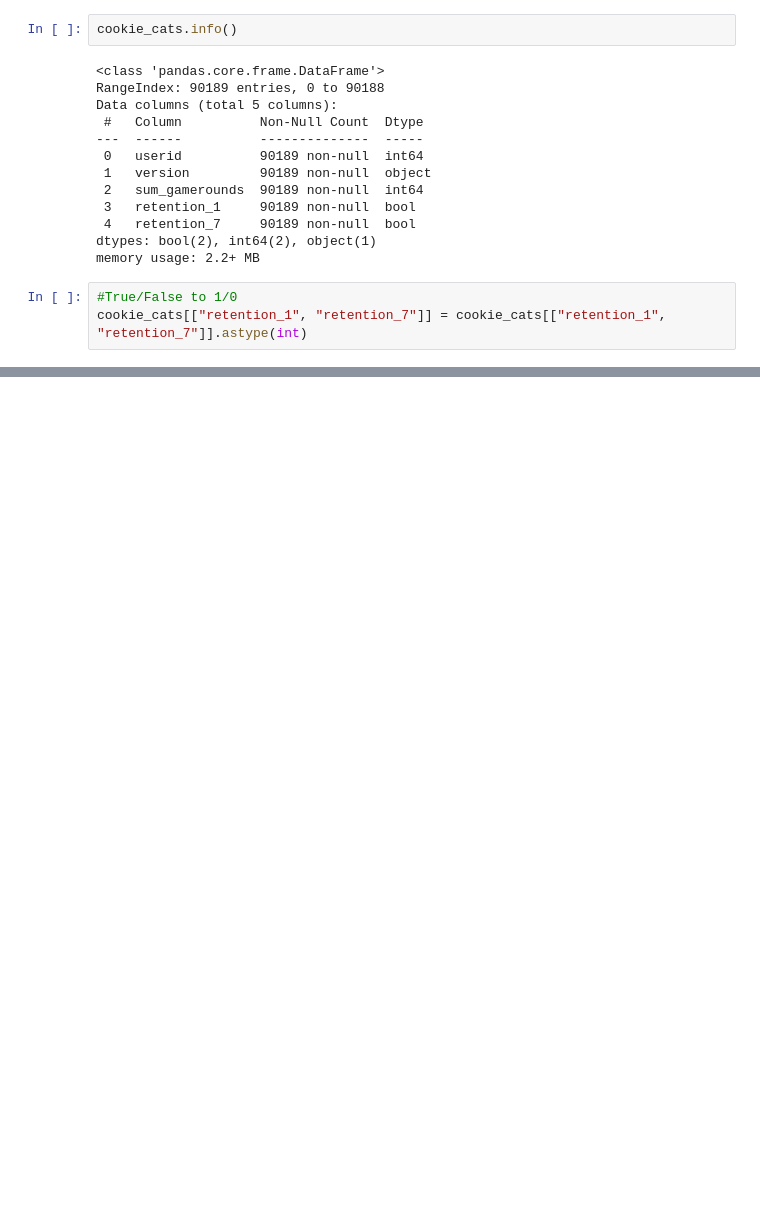
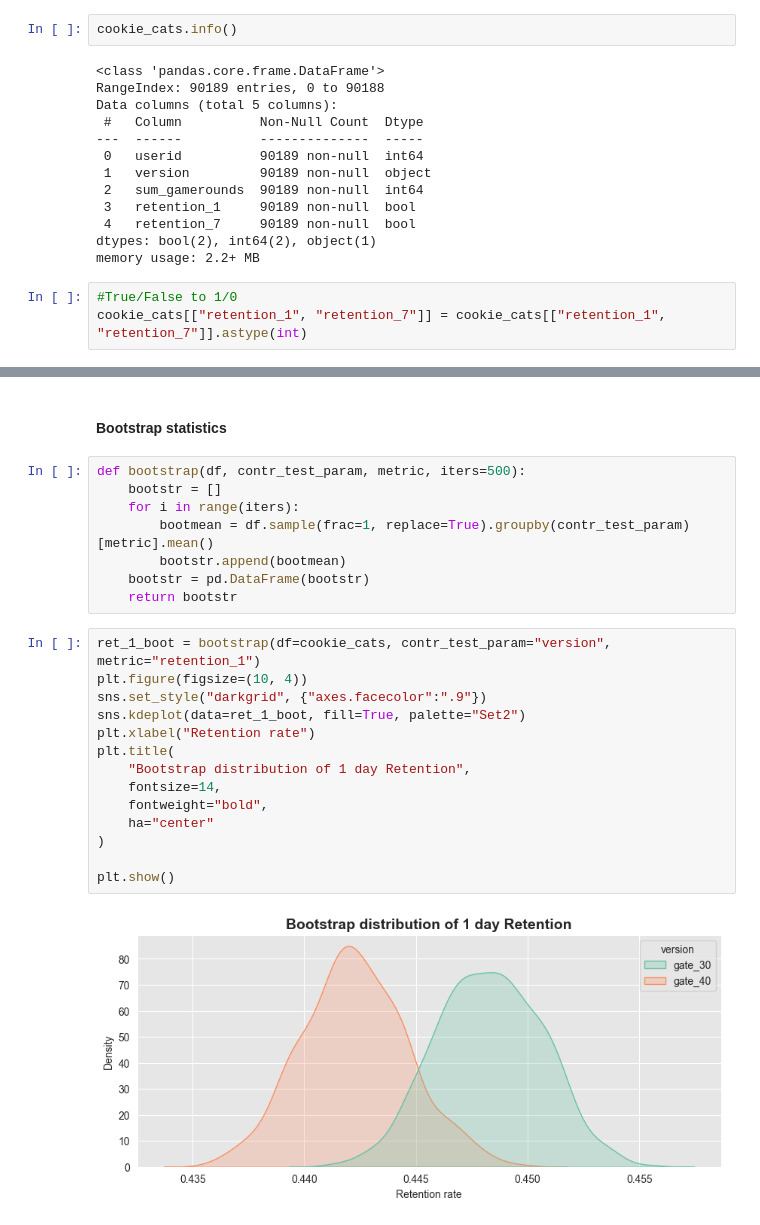
Before and after one commit to ShariYo/Modul2_Sprint2, a Jupyter notebook: project/cookiecats.ipynb, the cells around one changed output, grey strips where cells are left out. Cells and saved outputs as stored; diff of their text form; blank space fills up the shorter version.

```diff
--- a/project/cookiecats.ipynb
+++ b/project/cookiecats.ipynb
@@ -74,0 +110,26 @@ array(['gate_30', 'gate_40'], dtype=object)
+# %% [markdown]
+#### Bootstrap statistics
+# %%
+def bootstrap(df, contr_test_param, metric, iters=500):
+    bootstr = []
+    for i in range(iters):
+        bootmean = df.sample(frac=1, replace=True).groupby(contr_test_param)[metric].mean()
+        bootstr.append(bootmean)
+    bootstr = pd.DataFrame(bootstr)
+    return bootstr
+# %%
+ret_1_boot = bootstrap(df=cookie_cats, contr_test_param="version", metric="retention_1")
+plt.figure(figsize=(10, 4))
+sns.set_style("darkgrid", {"axes.facecolor":".9"})
+sns.kdeplot(data=ret_1_boot, fill=True, palette="Set2")
+plt.xlabel("Retention rate")
+plt.title(
+    "Bootstrap distribution of 1 day Retention",
+    fontsize=14,
+    fontweight="bold",
+    ha="center"
+)
+
+plt.show()
+# %% [output]
+[figure, added]
```
Also changed, not shown: parts of 9 cells of this notebook.
